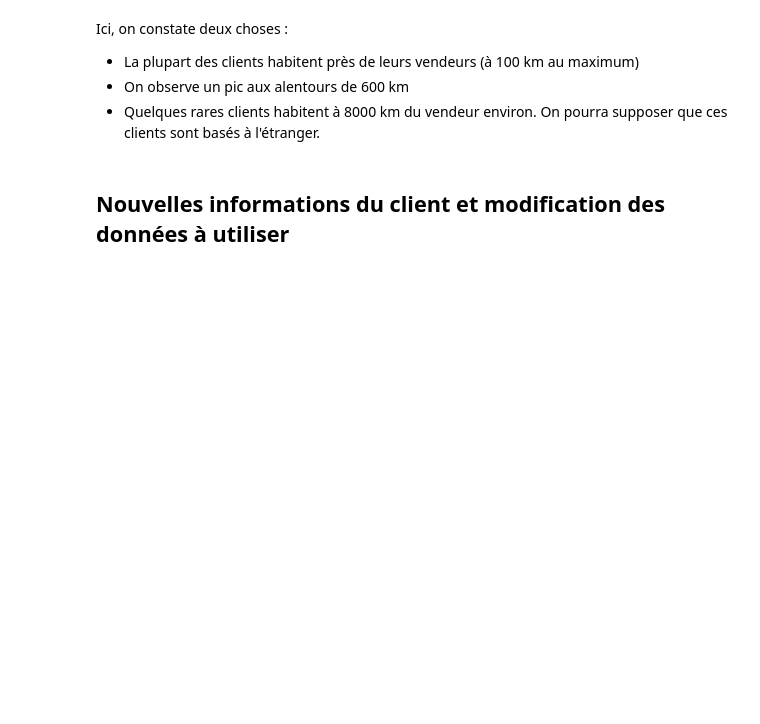
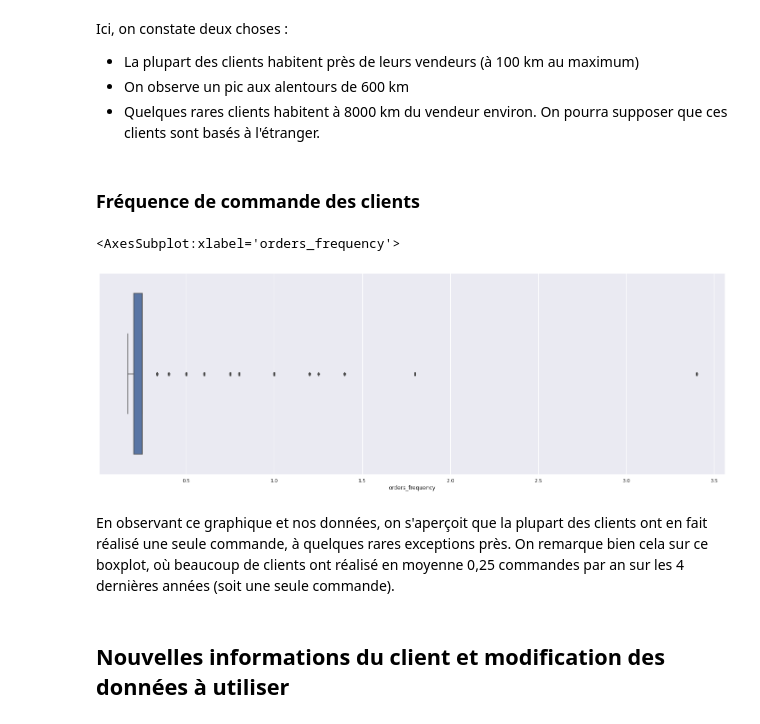
Before and after one commit to marlierecharlie/brief_13_la_data_dream_team, a Jupyter notebook: SEGMENTATION_CLIENTS/analyse_exploratoire.ipynb, the cells around one changed output. Saved outputs shown, nothing was run; the diff lists cells and outputs as text; code cells hidden in the pictures; blank space fills up the shorter version.

Commit message:
Ajout d'un boxplot pour la fréquence des commandes

```diff
--- a/SEGMENTATION_CLIENTS/analyse_exploratoire.ipynb
+++ b/SEGMENTATION_CLIENTS/analyse_exploratoire.ipynb
@@ -778,6 +778,15 @@ Ici, on constate deux choses :
 - La plupart des clients habitent près de leurs vendeurs (à 100 km au maximum)
 - On observe un pic aux alentours de 600 km
 - Quelques rares clients habitent à 8000 km du vendeur environ. On pourra supposer que ces clients sont basés à l'étranger.
+# %% [markdown]
+### Fréquence de commande des clients
+# %%
+sns.boxplot(data=unique_df, x="orders_frequency")
+# %% [output]
+<AxesSubplot:xlabel='orders_frequency'>
+[figure, added]
+# %% [markdown]
+En observant ce graphique et nos données, on s'aperçoit que la plupart des clients ont en fait réalisé une seule commande, à quelques rares exceptions près. On remarque bien cela sur ce boxplot, où beaucoup de clients ont réalisé en moyenne 0,25 commandes par an sur les 4 dernières années (soit une seule commande).
 # %% [markdown]
 ## Nouvelles informations du client et modification des données à utiliser
 # %% [markdown]
```
